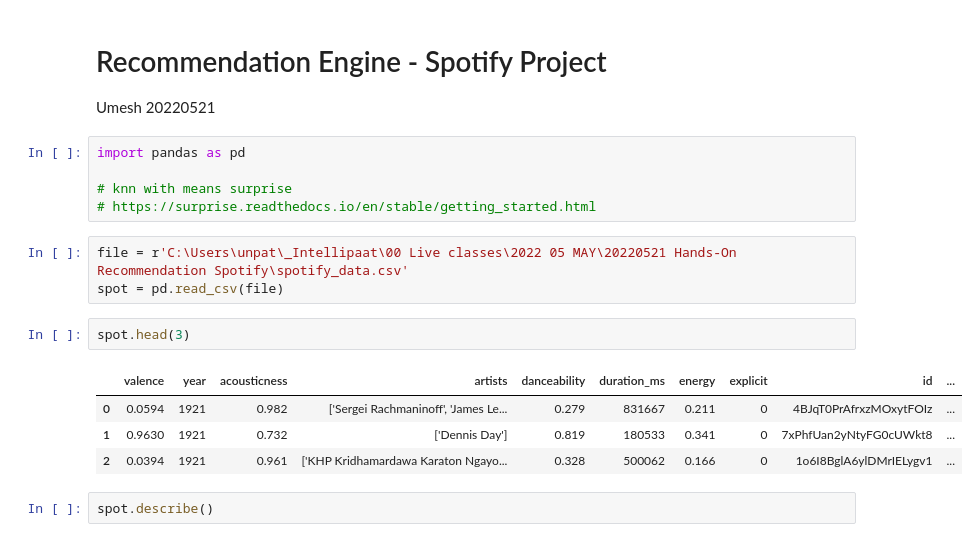
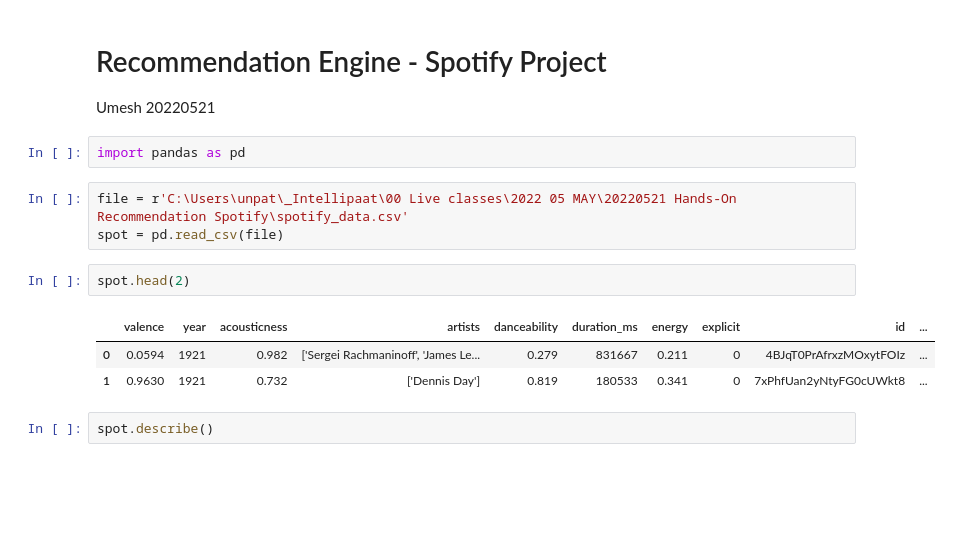
Before and after one commit to unpatel1/20220607_Recommendation_Engine_Spotify, a Jupyter notebook: 20220521_Recommendation_Engine_Spotify.ipynb, the cells around one changed output. Cells and saved outputs as stored; diff of their text form; blank space fills up the shorter version.

```diff
--- a/20220521_Recommendation_Engine_Spotify.ipynb
+++ b/20220521_Recommendation_Engine_Spotify.ipynb
@@ -4,19 +4,15 @@ Umesh
 20220521
 # %%
 import pandas as pd
-
-# knn with means surprise
-# https://surprise.readthedocs.io/en/stable/getting_started.html
 # %%
 file = r'C:\Users\unpat\_Intellipaat\00 Live classes\2022 05 MAY\20220521 Hands-On Recommendation Spotify\spotify_data.csv'
 spot = pd.read_csv(file)
 # %%
-spot.head(3)
+spot.head(2)
 # %% [output]
 |  | valence | year | acousticness | artists | danceability | duration_ms | energy | explicit | id | ... |
 | 0 | 0.0594 | 1921 | 0.982 | ['Sergei Rachmaninoff', 'James Le... | 0.279 | 831667 | 0.211 | 0 | 4BJqT0PrAfrxzMOxytFOIz | ... |
 | 1 | 0.9630 | 1921 | 0.732 | ['Dennis Day'] | 0.819 | 180533 | 0.341 | 0 | 7xPhfUan2yNtyFG0cUWkt8 | ... |
-| 2 | 0.0394 | 1921 | 0.961 | ['KHP Kridhamardawa Karaton Ngayo... | 0.328 | 500062 | 0.166 | 0 | 1o6I8BglA6ylDMrIELygv1 | ... |
 # %%
 spot.describe()
 # %% [output]
```
Also changed, not shown: parts of 18 cells of this notebook.
